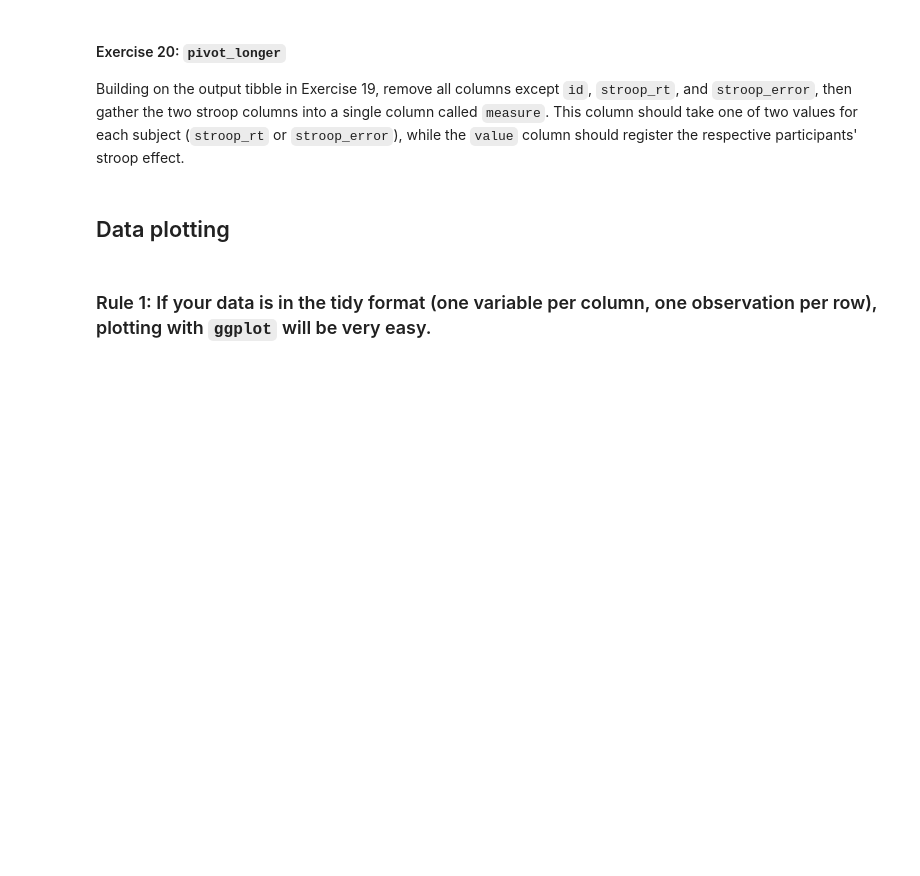
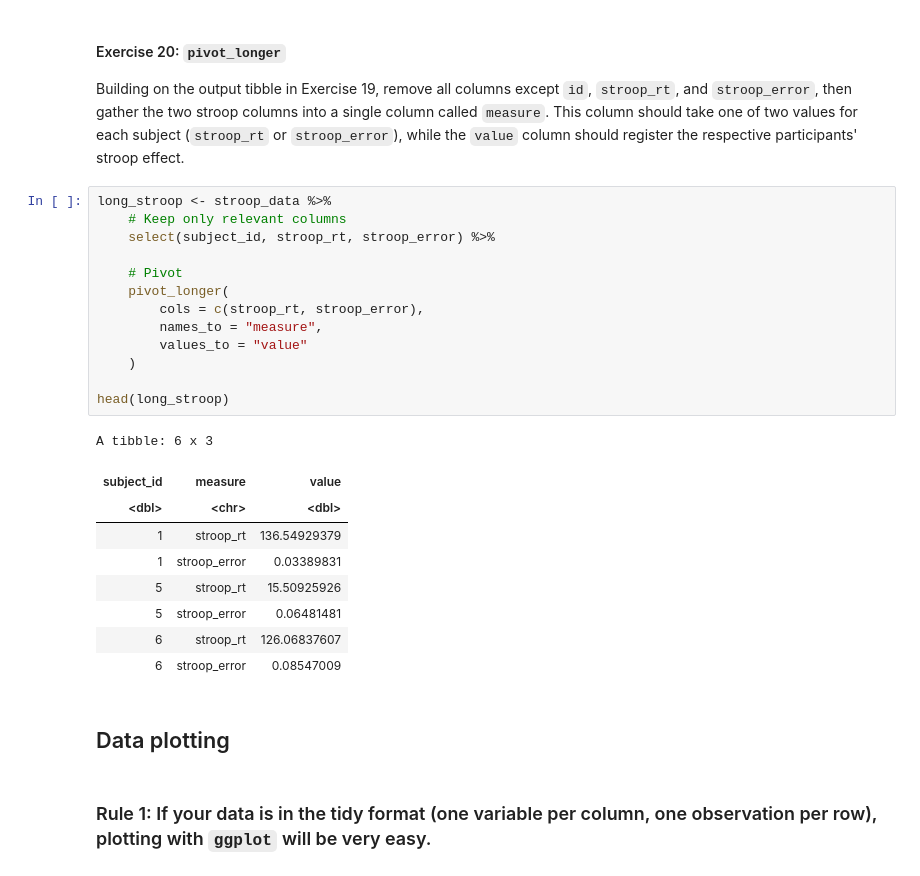
Before and after one commit to Chu1x/cogsup-prog, a Jupyter notebook: Week-13/Exercises/Intro-Tidyverse-2.ipynb, the cells around one changed output. Drawn from its saved outputs; the diff is of its cells as text; blank space fills up the shorter version.

```diff
--- a/Week-13/Exercises/Intro-Tidyverse-2.ipynb
+++ b/Week-13/Exercises/Intro-Tidyverse-2.ipynb
@@ -262,6 +395,29 @@ Compute the average Stroop effects for each participant. One column should be ca
 # %% [markdown]
 #### Exercise 20: `pivot_longer`
 Building on the output tibble in Exercise 19, remove all columns except `id`, `stroop_rt`, and `stroop_error`, then gather the two stroop columns into a single column called `measure`. This column should take one of two values for each subject (`stroop_rt` or `stroop_error`), while the `value` column should register the respective participants' stroop effect.
+# %%
+long_stroop <- stroop_data %>%
+    # Keep only relevant columns
+    select(subject_id, stroop_rt, stroop_error) %>%
+
+    # Pivot
+    pivot_longer(
+        cols = c(stroop_rt, stroop_error),
+        names_to = "measure",
+        values_to = "value"
+    )
+
+head(long_stroop)
+# %% [output]
+A tibble: 6 x 3
+| subject_id | measure | value |
+| <dbl> | <chr> | <dbl> |
+| 1 | stroop_rt | 136.54929379 |
+| 1 | stroop_error | 0.03389831 |
+| 5 | stroop_rt | 15.50925926 |
+| 5 | stroop_error | 0.06481481 |
+| 6 | stroop_rt | 126.06837607 |
+| 6 | stroop_error | 0.08547009 |
 # %% [markdown]
 ## Data plotting
 # %% [markdown]
```
Also changed, not shown: parts of 10 cells of this notebook, 3 other files.
